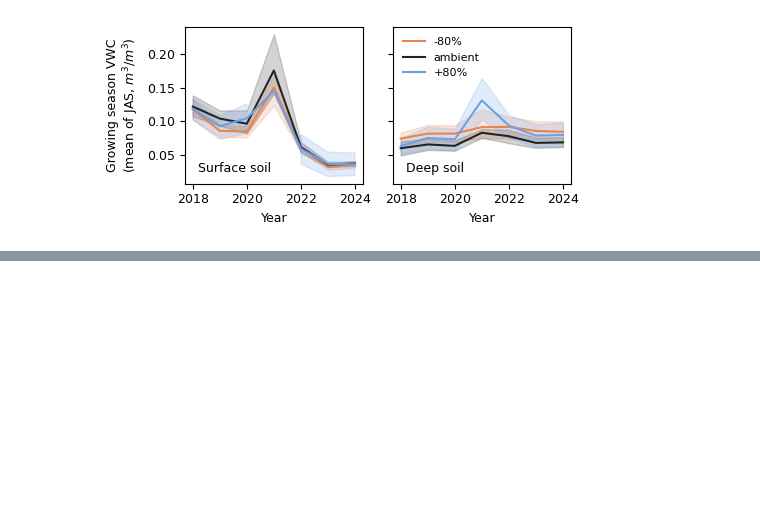
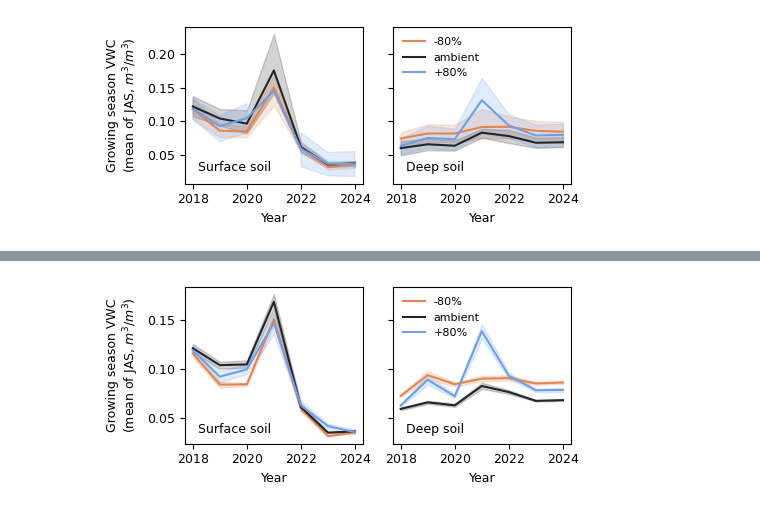
Before and after one commit to jornada-im/pubs-gc-ltreb, a Jupyter notebook: manuscripts/schadenfreude/SoilMoisture.ipynb, the cells around one changed output, grey strips where cells are left out. Saved outputs shown, nothing was run; the diff lists cells and outputs as text; code cells hidden in the pictures; blank space fills up the shorter version.

```diff
--- a/manuscripts/schadenfreude/SoilMoisture.ipynb
+++ b/manuscripts/schadenfreude/SoilMoisture.ipynb
@@ -209,2 +224,8 @@ plt.tight_layout()
 # %% [output]
 [figure]
+# %%
+# Take the long timeseries, group and calculate DAILY means
+df_long_gs.head()
+gby = df_long_gs.groupby(['year', 'month', 'day', 'plotid', 'depth', 'Treatment'])
+means = gby.mean(numeric_only=True).reset_index()
+means.head()
@@ -210,0 +239,26 @@ plt.tight_layout()
+# %%
+# These CIs are based on the DAILY means by treatment (6/treatment/depth), which
+# gives a medium sized CI.
+plt.rcParams.update({'font.size':9})
+fig, ax = plt.subplots(1, 2, figsize=(5.0,2.25), sharey=True, sharex=False)
+ax0 = sns.lineplot(data=means[means.depth=='surf'],
+                ax = ax[0], legend=False, errorbar=('ci', 95),
+                x='year', y='value', hue='Treatment',
+                hue_order=['-80%', 'ambient','+80%'])
+ax0.set_xlabel('Year')
+ax0.set_ylabel('Growing season VWC\n(mean of JAS, $m^3/m^3$)')
+ax0.text(2018.2, 0.035, 'Surface soil' )
+
+ax1 = sns.lineplot(data=means[means.depth=='deep'],
+                ax = ax[1], errorbar=('ci', 95),
+                x='year', y='value', hue='Treatment',
+                hue_order=['-80%', 'ambient','+80%'])
+ax1.set_xlabel('Year')
+ax1.legend(loc=2, prop={'size': 8}, framealpha=0.0)
+ax1.text(2018.2, 0.035, 'Deep soil' )
+plt.tight_layout()
+
+plt.savefig(out_path + '/fig4_absVWC_2layer_ciday.jpg', dpi=400, facecolor='w')
+plt.savefig(out_path + '/fig4_absVWC_2layer_ciday.pdf', dpi=400, facecolor='w')
+# %% [output]
+[figure, added]
```
Also changed, not shown: parts of 6 cells of this notebook.
